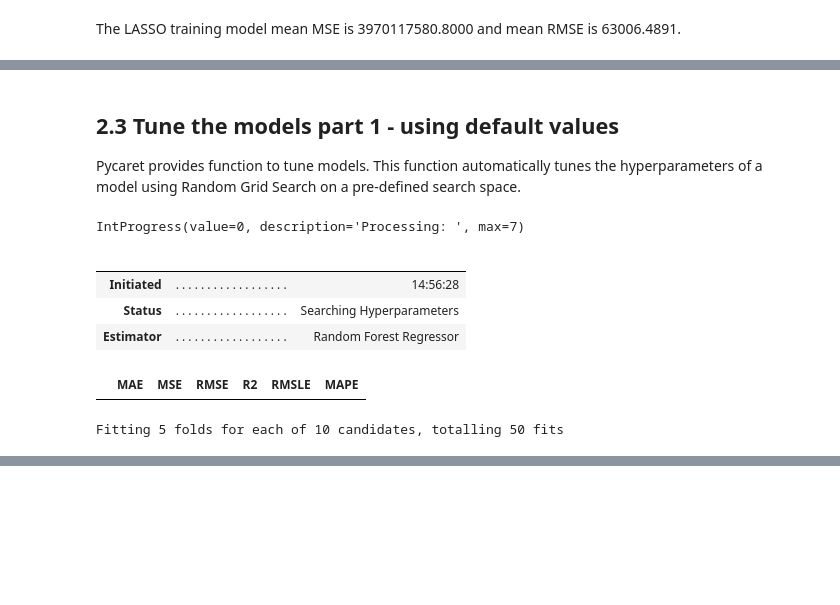
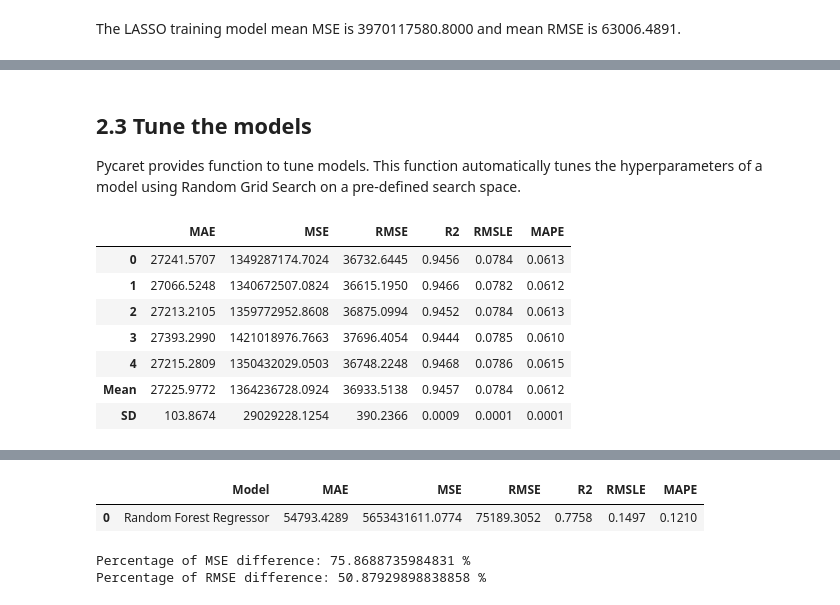
Before and after one commit to ElangSetiawan/sg-hdb-resale, a Jupyter notebook: notebooks/Elang-SG-HDB-Resale-Model.ipynb, the cells around one changed output, grey strips where cells are left out. Cells and saved outputs as stored; diff of their text form; code cells hidden in the pictures; blank space fills up the shorter version.

Commit message:
Model tuned #1

```diff
--- a/notebooks/Elang-SG-HDB-Resale-Model.ipynb
+++ b/notebooks/Elang-SG-HDB-Resale-Model.ipynb
@@ -311,14 +407,20 @@ The LASSO training model mean MSE is 3970117580.8000 and mean RMSE is 63006.4891
 # %% [markdown]
-## 2.3 Tune the models part 1 - using default values
+## 2.3 Tune the models
 Pycaret provides function to tune models. This function automatically tunes the hyperparameters of a model using Random Grid Search on a pre-defined search space.
 # %%
-tuned_rf_reg101 = tune_model(rf_reg101, fold=5, optimize='RMSE', search_library='scikit-learn')
+rf_params = {'bootstrap': [True, False],
+             'max_depth': [10, 50, 100],
+             'max_features': ['auto', 'sqrt'],
+             'min_samples_leaf': [1, 2, 4],
+             'min_samples_split': [2, 5, 10],
+             'n_estimators': [200, 400]}
+tuned_rf_reg101 = tune_model(rf_reg101, fold=5, optimize='RMSE', search_library='scikit-learn', custom_grid = rf_params)
 # %% [output]
-IntProgress(value=0, description='Processing: ', max=7)
-|  |  |  |
-|  |  |  |
-| Initiated | . . . . . . . . . . . . . . . . . . | 14:56:28 |
-| Status | . . . . . . . . . . . . . . . . . . | Searching Hyperparameters |
-| Estimator | . . . . . . . . . . . . . . . . . . | Random Forest Regressor |
+|  | MAE | MSE | RMSE | R2 | RMSLE | MAPE |
+| 0 | 27241.5707 | 1349287174.7024 | 36732.6445 | 0.9456 | 0.0784 | 0.0613 |
+| 1 | 27066.5248 | 1340672507.0824 | 36615.1950 | 0.9466 | 0.0782 | 0.0612 |
+| 2 | 27213.2105 | 1359772952.8608 | 36875.0994 | 0.9452 | 0.0784 | 0.0613 |
+| 3 | 27393.2990 | 1421018976.7663 | 37696.4054 | 0.9444 | 0.0785 | 0.0610 |
+| 4 | 27215.2809 | 1350432029.0503 | 36748.2248 | 0.9468 | 0.0786 | 0.0615 |
+| Mean | 27225.9772 | 1364236728.0924 | 36933.5138 | 0.9457 | 0.0784 | 0.0612 |
+| SD | 103.8674 | 29029228.1254 | 390.2366 | 0.0009 | 0.0001 | 0.0001 |
-|  | MAE | MSE | RMSE | R2 | RMSLE | MAPE |
-Fitting 5 folds for each of 10 candidates, totalling 50 fits
@@ -326,0 +427,23 @@ Fitting 5 folds for each of 10 candidates, totalling 50 fits
+# %%
+df_predict_rf = predict_model(tuned_rf_reg101)
+# %% [output]
+|  | Model | MAE | MSE | RMSE | R2 | RMSLE | MAPE |
+| 0 | Random Forest Regressor | 54793.4289 | 5653431611.0774 | 75189.3052 | 0.7758 | 0.1497 | 0.1210 |
+# %%
+"""
+Previous results:
+Percentage of MSE difference: 89.54112092211032 %
+Percentage of RMSE difference: 67.661664394079 %
+"""
+MSE_diff = abs(1-(1364236728.0924/5653431611.0774))
+RMSE_diff = abs(1-(36933.5138/75189.3052))
+
+
+# if this is between 1-2%, then no overfitting.
+print("Percentage of MSE difference:", MSE_diff*100.00, "%")
+print("Percentage of RMSE difference:", RMSE_diff*100.00, "%")
+
+#This is an overfitted model
+# %% [output]
+Percentage of MSE difference: 75.8688735984831 %
+Percentage of RMSE difference: 50.87929898838858 %
```
Also changed, not shown: parts of 22 cells of this notebook.
